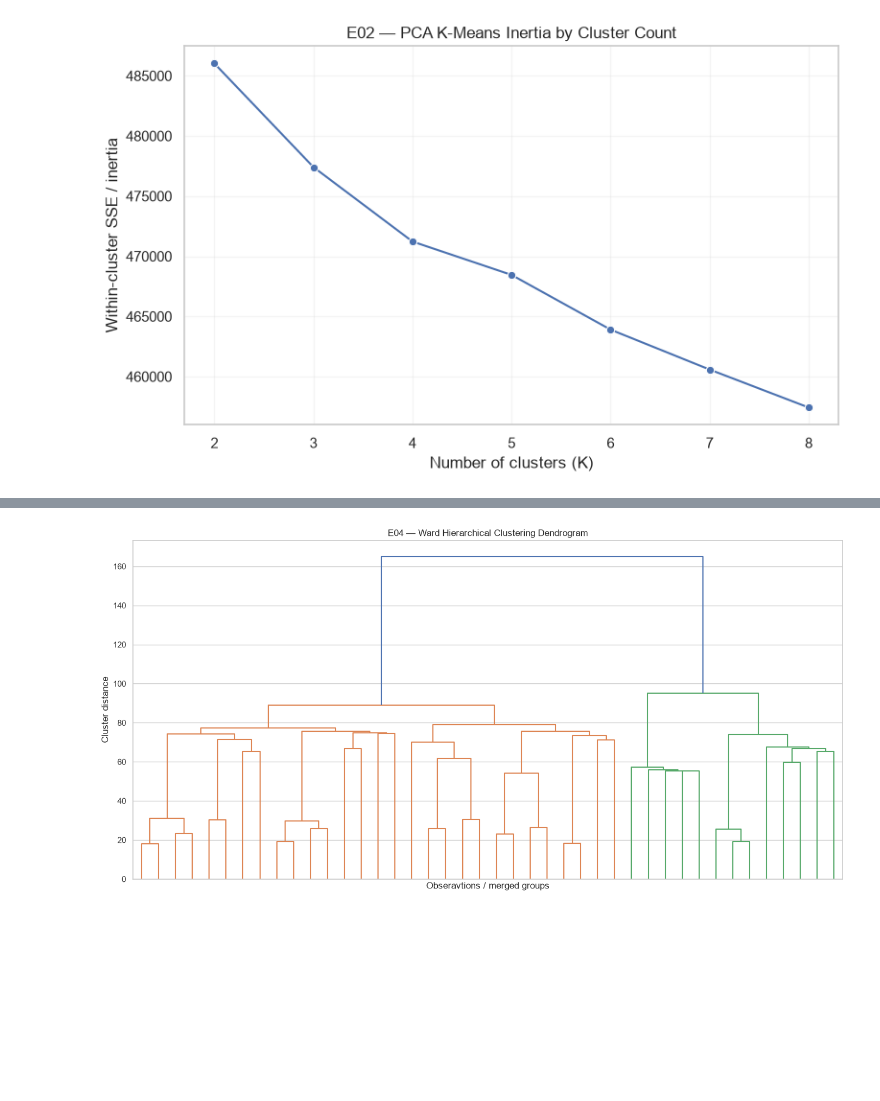
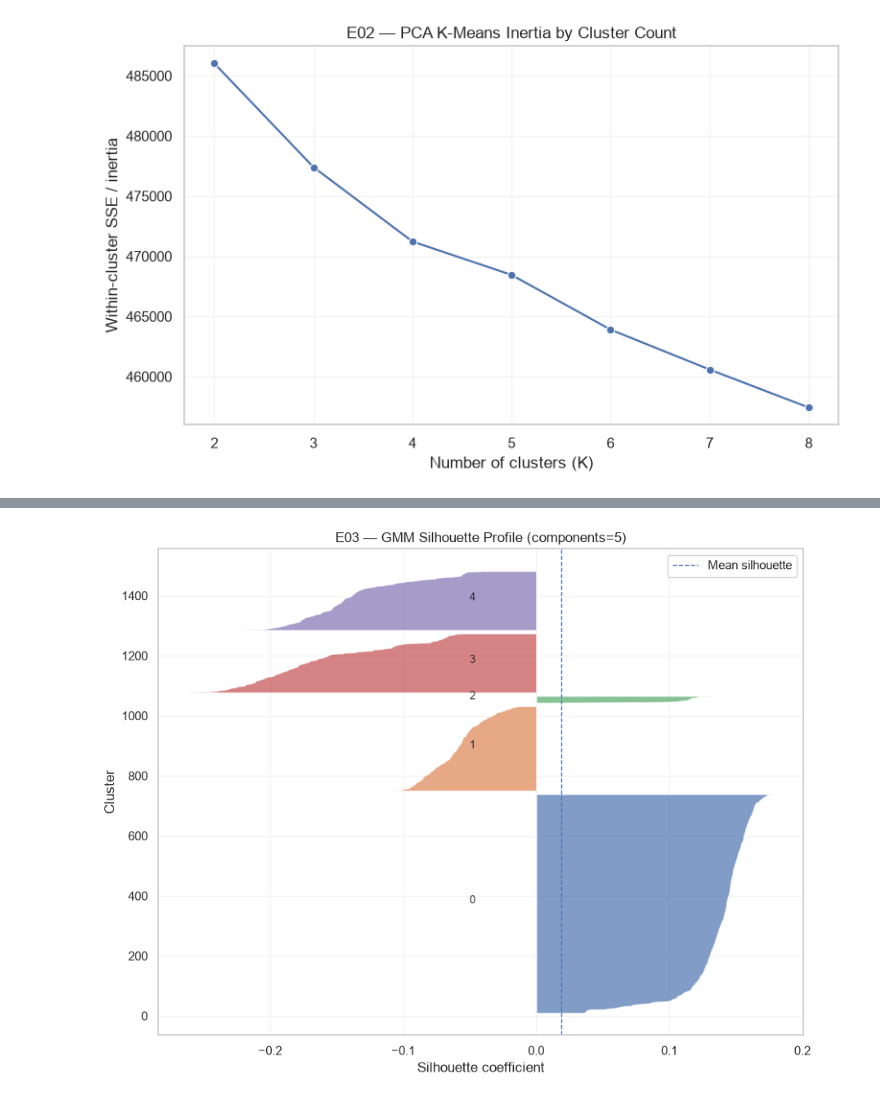
Before and after one commit to CyrilCele/mental-health-in-tech-ml, a Jupyter notebook: notebooks/04_clustering_models.ipynb, the cells around one changed output, grey strips where cells are left out. Saved outputs shown, nothing was run; the diff lists cells and outputs as text; code cells hidden in the pictures; blank space fills up the shorter version.

Commit message:
notebook 04: update results interpretations

```diff
--- a/notebooks/04_clustering_models.ipynb
+++ b/notebooks/04_clustering_models.ipynb
@@ -773,13 +868,24 @@ display(
 # %%
-e03_membership_summary = pd.DataFrame(
-    {
-        "maximum_membership_probability": (
-            e03_probabilities.max(axis=1)
-        )
-    }
+# Use the lowest-BIC model as the primary GMM candidate because BIC explicitly
+# accounts for model complexity.
+gmm_component_candidate = int(
+    gmm_results.loc[
+        gmm_results["bic"].idxmin(),
+        "components",
+    ]
+)
+
+e03_model = gmm_models[gmm_component_candidate]
+e03_labels = e03_model.predict(X_pca)
+e03_probabilities = e03_model.predict_proba(X_pca)
+
+e03_evaluation = evaluate_clustering(
+    X_pca,
+    e03_labels,
+    bic=e03_model.bic(X_pca),
 )
 
 display(
-    e03_membership_summary.describe().round(4)
+    cluster_size_table(e03_labels)
 )
 # %% [output]
@@ -857,20 +934,22 @@ hierarchical representation.
 # %%
-hierarchical_linkage = linkage(
+# Inspect the observation-level silhouette structure for the selected GMM.
+e03_silhouette = silhouette_profile(
     X_pca,
-    method="ward",
-    metric="euclidean",
+    e03_labels,
 )
 
-fig, ax = plt.subplots(figsize=(14, 7))
+fig, ax = plt.subplots(figsize=(9, 7))
 
-plot_dendrogram(
-    hierarchical_linkage,
+plot_silhouette_profile(
+    e03_silhouette,
     ax=ax,
-    title="E04 — Ward Hierarchical Clustering Dendrogram",
-    truncate_level=5,
+    title=(
+        f"E03 — GMM Silhouette Profile "
+        f"(components={gmm_component_candidate})"
+    ),
 )
 
 fig.tight_layout()
 plt.show()
 # %% [output]
-[figure, old version]
+[figure, new version]
```
Also changed, not shown: parts of 75 cells of this notebook, 22 other files.
